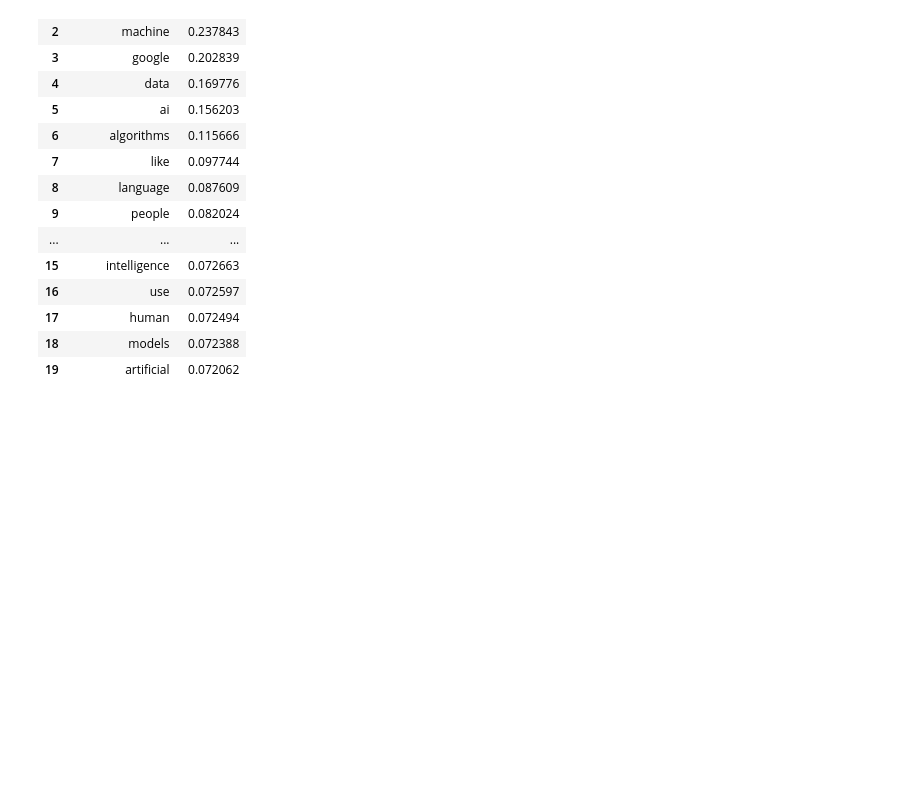
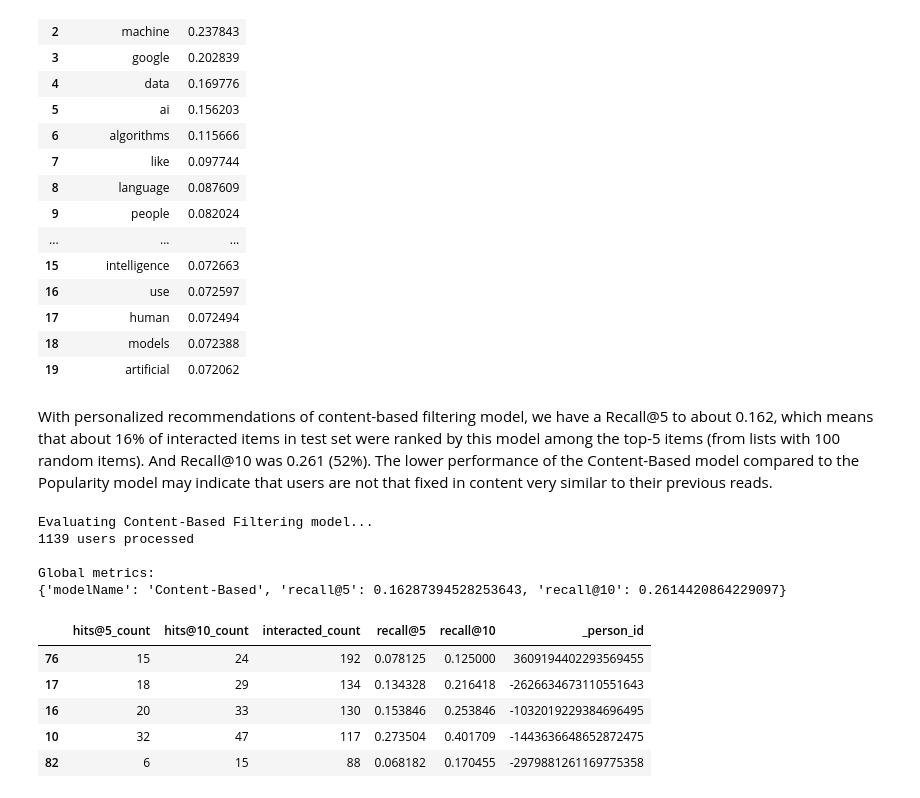
Before and after one commit to salma71/MSDS_SU2020, a Jupyter notebook: Recommender_system612/week_2/Project_2.ipynb, the cells around one changed output. Cells and saved outputs as stored; diff of their text form; code cells hidden in the pictures; blank space fills up the shorter version.

```diff
--- a/Recommender_system612/week_2/Project_2.ipynb
+++ b/Recommender_system612/week_2/Project_2.ipynb
@@ -437,0 +479,19 @@ pd.DataFrame(sorted(zip(tfidf_feature_names,
+# %% [markdown]
+With personalized recommendations of content-based filtering model, we have a Recall@5 to about 0.162, which means that about 16% of interacted items in test set were ranked by this model among the top-5 items (from lists with 100 random items). And Recall@10 was 0.261 (52%). The lower performance of the Content-Based model compared to the Popularity model may indicate that users are not that fixed in content very similar to their previous reads.
+# %%
+print('Evaluating Content-Based Filtering model...')
+cb_global_metrics, cb_detailed_results_df = model_evaluator.evaluate_model(content_based_recommender_model)
+print('\nGlobal metrics:\n%s' % cb_global_metrics)
+cb_detailed_results_df.head()
+# %% [output]
+Evaluating Content-Based Filtering model...
+1139 users processed
+
+Global metrics:
+{'modelName': 'Content-Based', 'recall@5': 0.16287394528253643, 'recall@10': 0.2614420864229097}
+|  | hits@5_count | hits@10_count | interacted_count | recall@5 | recall@10 | _person_id |
+| 76 | 15 | 24 | 192 | 0.078125 | 0.125000 | 3609194402293569455 |
+| 17 | 18 | 29 | 134 | 0.134328 | 0.216418 | -2626634673110551643 |
+| 16 | 20 | 33 | 130 | 0.153846 | 0.253846 | -1032019229384696495 |
+| 10 | 32 | 47 | 117 | 0.273504 | 0.401709 | -1443636648652872475 |
+| 82 | 6 | 15 | 88 | 0.068182 | 0.170455 | -2979881261169775358 |
```
Also changed, not shown: parts of 22 cells of this notebook.
